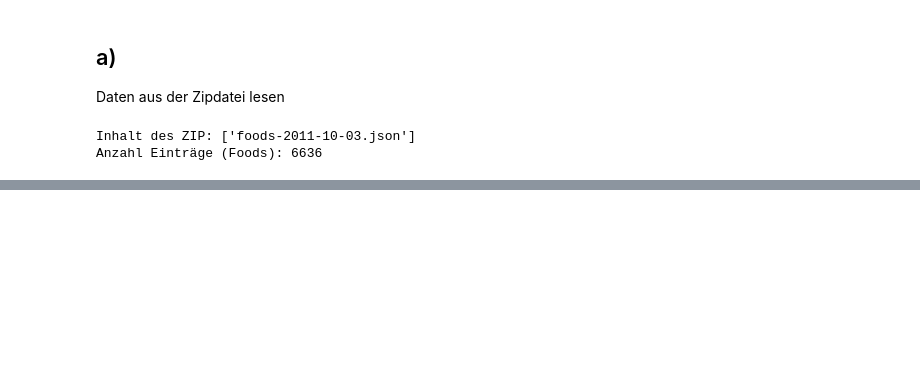
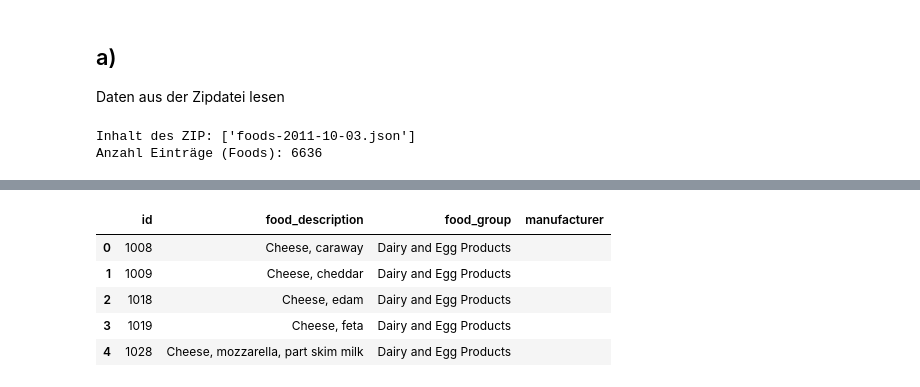
Before and after one commit to haasentimo/MachineLearning, a Jupyter notebook: Aufgabe1/Nummer2.ipynb, the cells around one changed output, grey strips where cells are left out. Cells and saved outputs as stored; diff of their text form; code cells hidden in the pictures; blank space fills up the shorter version.

```diff
--- a/Aufgabe1/Nummer2.ipynb
+++ b/Aufgabe1/Nummer2.ipynb
@@ -106,0 +103,10 @@ Merged shape: (375176, 8)
+# %%
+info = info.rename(columns={'description': 'food_description', 'group': 'food_group'})
+info.head()
+# %% [output]
+|  | id | food_description | food_group | manufacturer |
+| 0 | 1008 | Cheese, caraway | Dairy and Egg Products |  |
+| 1 | 1009 | Cheese, cheddar | Dairy and Egg Products |  |
+| 2 | 1018 | Cheese, edam | Dairy and Egg Products |  |
+| 3 | 1019 | Cheese, feta | Dairy and Egg Products |  |
+| 4 | 1028 | Cheese, mozzarella, part skim milk | Dairy and Egg Products |  |
```
Also changed, not shown: parts of 10 cells of this notebook, 1 other file.
